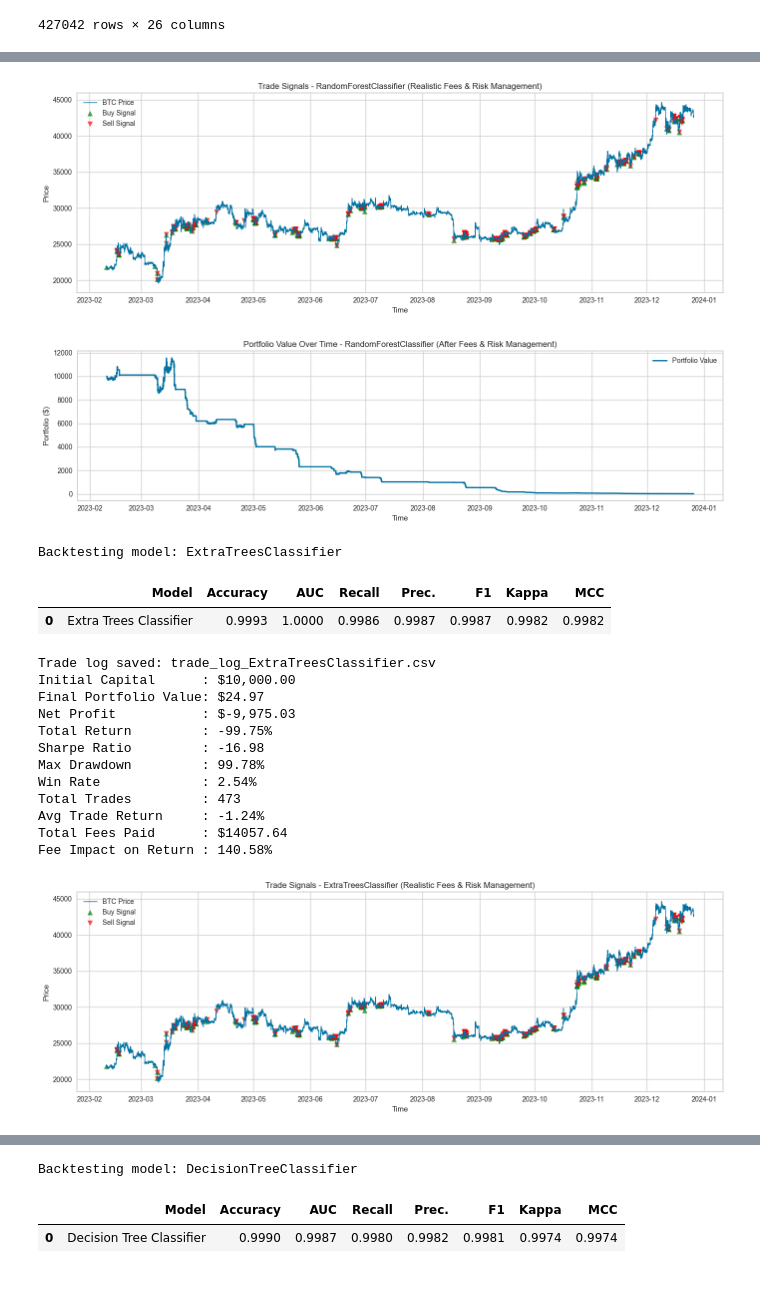
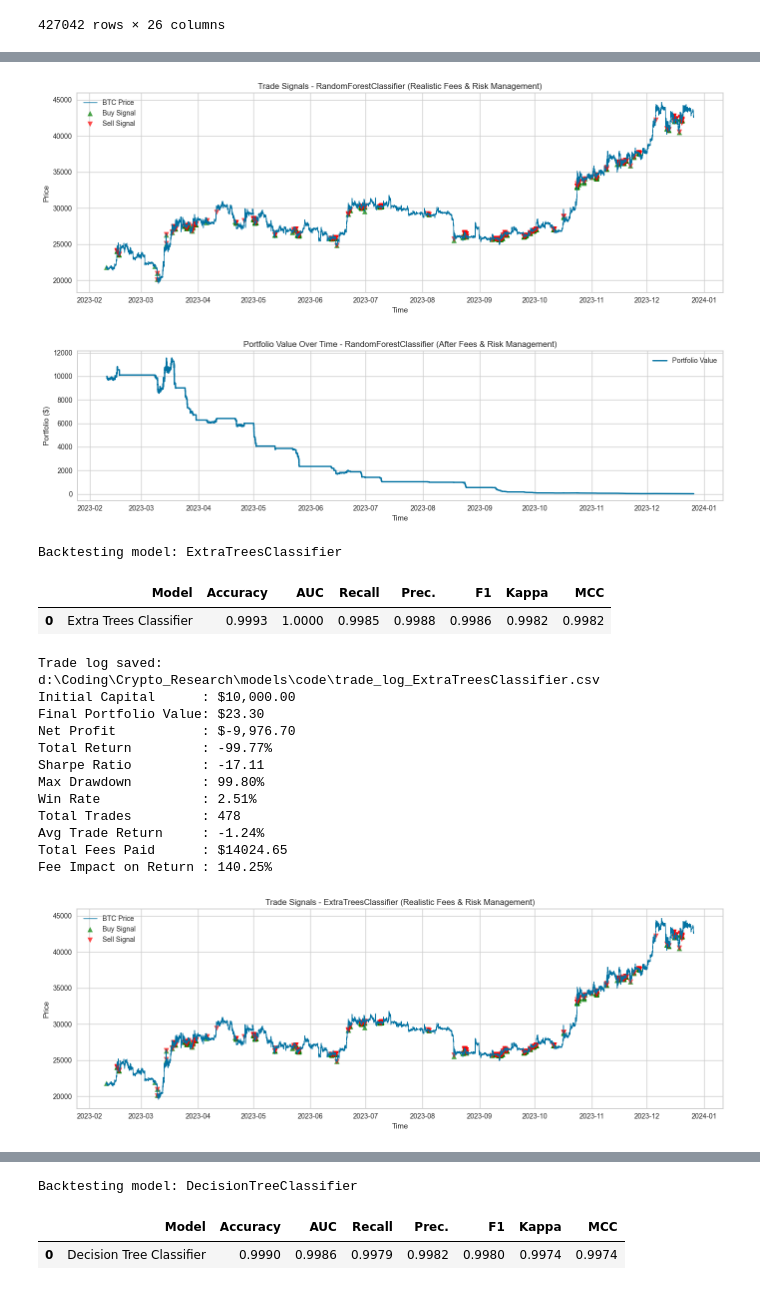
Before and after one commit to VegarGG/Crypto_Research, a Jupyter notebook: models/code/btc_ml_comparison.ipynb, the cells around one changed output, grey strips where cells are left out. Saved outputs shown, nothing was run; the diff lists cells and outputs as text; code cells hidden in the pictures.

```diff
--- a/models/code/btc_ml_comparison.ipynb
+++ b/models/code/btc_ml_comparison.ipynb
@@ -19,7 +20,7 @@ from sklearn.model_selection import train_test_split
 from pycaret.classification import setup, compare_models, save_model, predict_model, pull, tune_model, finalize_model
 # %%
 # load dataset
-df = pd.read_csv('/Users/zway/Desktop/BTC_Project/Crypto_Research/data/BTCUSD_2023-1min_ML.csv')
+df = pd.read_csv("D:\Coding\Crypto_Research\data\BTCUSD_2023-1min_ML.csv")
 
 df = df.dropna()
 # %%
@@ -388,10 +413,10 @@ for model in top_models:
     port_df = pd.DataFrame(portfolio_values).set_index('timestamp')
     trade_df = pd.DataFrame(trade_log)
 
-    # Save trade log as CSV
-    csv_filename = f'/Users/zway/Desktop/BTC_Project/Crypto_Research/models/code/trade_log_{model_name}.csv'
+    # Save trade log as CSV with cross-platform path
+    csv_filename = os.path.join(os.getcwd(), f'trade_log_{model_name}.csv')
     trade_df.to_csv(csv_filename, index=False)
-    print(f'Trade log saved: trade_log_{model_name}.csv')
+    print(f'Trade log saved: {csv_filename}')
 
     # Calculate realistic metrics
     final_value = cash
@@ -497,23 +522,23 @@ Fee Impact on Return : 139.84%
 [figure]
 [figure]
 Backtesting model: ExtraTreesClassifier
 |  | Model | Accuracy | AUC | Recall | Prec. | F1 | Kappa | MCC |
-| 0 | Extra Trees Classifier | 0.9993 | 1.0000 | 0.9986 | 0.9987 | 0.9987 | 0.9982 | 0.9982 |
+| 0 | Extra Trees Classifier | 0.9993 | 1.0000 | 0.9985 | 0.9988 | 0.9986 | 0.9982 | 0.9982 |
-Trade log saved: trade_log_ExtraTreesClassifier.csv
+Trade log saved: d:\Coding\Crypto_Research\models\code\trade_log_ExtraTreesClassifier.csv
 Initial Capital      : $10,000.00
-Final Portfolio Value: $24.97
-Net Profit           : $-9,975.03
-Total Return         : -99.75%
-Sharpe Ratio         : -16.98
-Max Drawdown         : 99.78%
-Win Rate             : 2.54%
-Total Trades         : 473
+Final Portfolio Value: $23.30
+Net Profit           : $-9,976.70
+Total Return         : -99.77%
+Sharpe Ratio         : -17.11
+Max Drawdown         : 99.80%
+Win Rate             : 2.51%
+Total Trades         : 478
 Avg Trade Return     : -1.24%
-Total Fees Paid      : $14057.64
-Fee Impact on Return : 140.58%
+Total Fees Paid      : $14024.65
+Fee Impact on Return : 140.25%
 [figure]
 [figure]
 Backtesting model: DecisionTreeClassifier
 |  | Model | Accuracy | AUC | Recall | Prec. | F1 | Kappa | MCC |
-| 0 | Decision Tree Classifier | 0.9990 | 0.9987 | 0.9980 | 0.9982 | 0.9981 | 0.9974 | 0.9974 |
+| 0 | Decision Tree Classifier | 0.9990 | 0.9986 | 0.9979 | 0.9982 | 0.9980 | 0.9974 | 0.9974 |
 ... (13 outputs left out)
```
Also changed, not shown: parts of 6 cells of this notebook.
